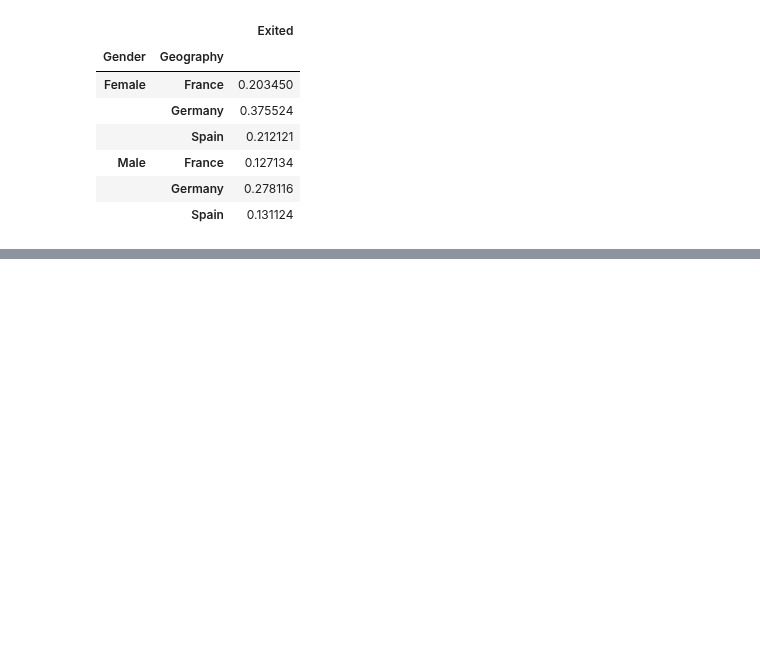
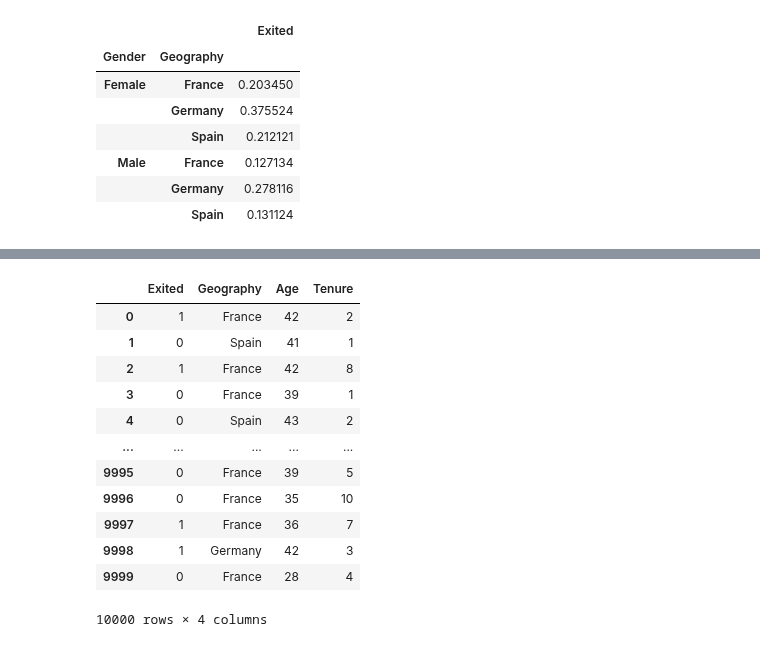
Before and after one commit to FairozAhmadSheikh/ML_bootcamp, a Jupyter notebook: pandas/7_realworld_dataset.ipynb, the cells around one changed output, grey strips where cells are left out. Drawn from its saved outputs; the diff is of its cells as text; code cells hidden in the pictures; blank space fills up the shorter version.

Commit message:
ops_on_chur_dataset

```diff
--- a/pandas/7_realworld_dataset.ipynb
+++ b/pandas/7_realworld_dataset.ipynb
@@ -129,0 +162,17 @@ data2.groupby(['Gender','Geography']).mean()
+# %%
+data4=dataset[['Exited','Geography','Age','Tenure']]
+data4
+# %% [output]
+|  | Exited | Geography | Age | Tenure |
+| 0 | 1 | France | 42 | 2 |
+| 1 | 0 | Spain | 41 | 1 |
+| 2 | 1 | France | 42 | 8 |
+| 3 | 0 | France | 39 | 1 |
+| 4 | 0 | Spain | 43 | 2 |
+| ... | ... | ... | ... | ... |
+| 9995 | 0 | France | 39 | 5 |
+| 9996 | 0 | France | 35 | 10 |
+| 9997 | 1 | France | 36 | 7 |
+| 9998 | 1 | Germany | 42 | 3 |
+| 9999 | 0 | France | 28 | 4 |
+10000 rows × 4 columns
```
Also changed, not shown: parts of 7 cells of this notebook.
